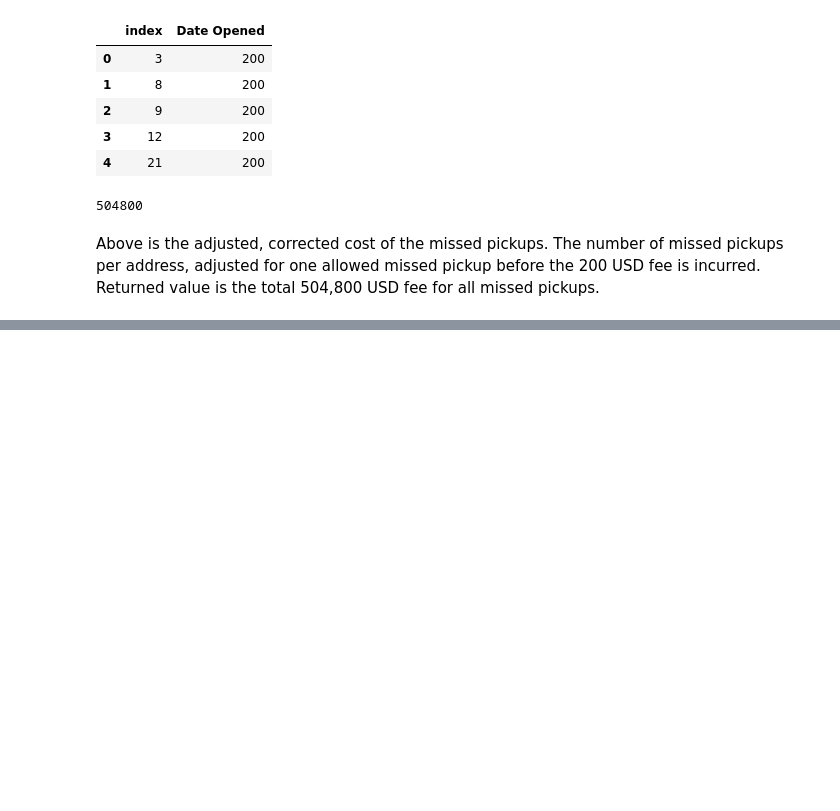
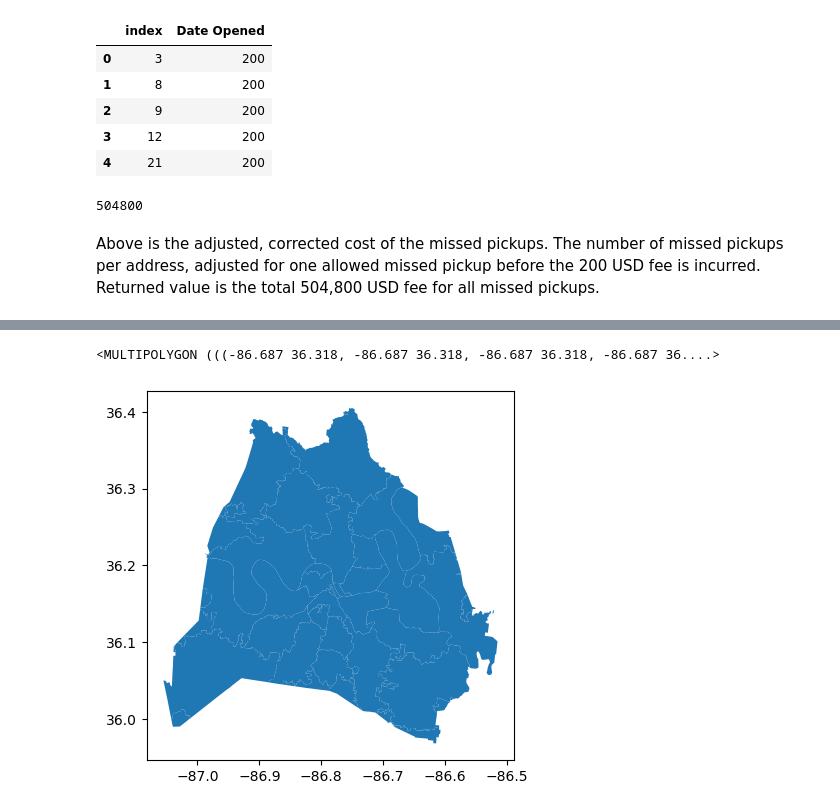
Before and after one commit to NSS-Data-Analytics-Cohort-14/trash-pickups-v2-kshaffer93, a Jupyter notebook: notebooks/trash.ipynb, the cells around one changed output, grey strips where cells are left out. Drawn from its saved outputs; the diff is of its cells as text; code cells hidden in the pictures; blank space fills up the shorter version.

```diff
--- a/notebooks/trash.ipynb
+++ b/notebooks/trash.ipynb
@@ -212,0 +257,4 @@ AttributeError: 'DataFrame' object has no attribute 'crs'
+# %%
+zipcodes = gpd.read_file('../data/zipcodes.geojson')
+print(zipcodes.crs)
+zipcodes.head( )
@@ -212,0 +269,8 @@ AttributeError: 'DataFrame' object has no attribute 'crs'
+# %%
+zipcodes.loc[0, 'geometry']
+# %% [output]
+<MULTIPOLYGON (((-86.687 36.318, -86.687 36.318, -86.687 36.318, -86.687 36....>
+# %%
+zipcodes.plot();
+# %% [output]
+[figure, added]
```
Also changed, not shown: parts of 13 cells of this notebook.
